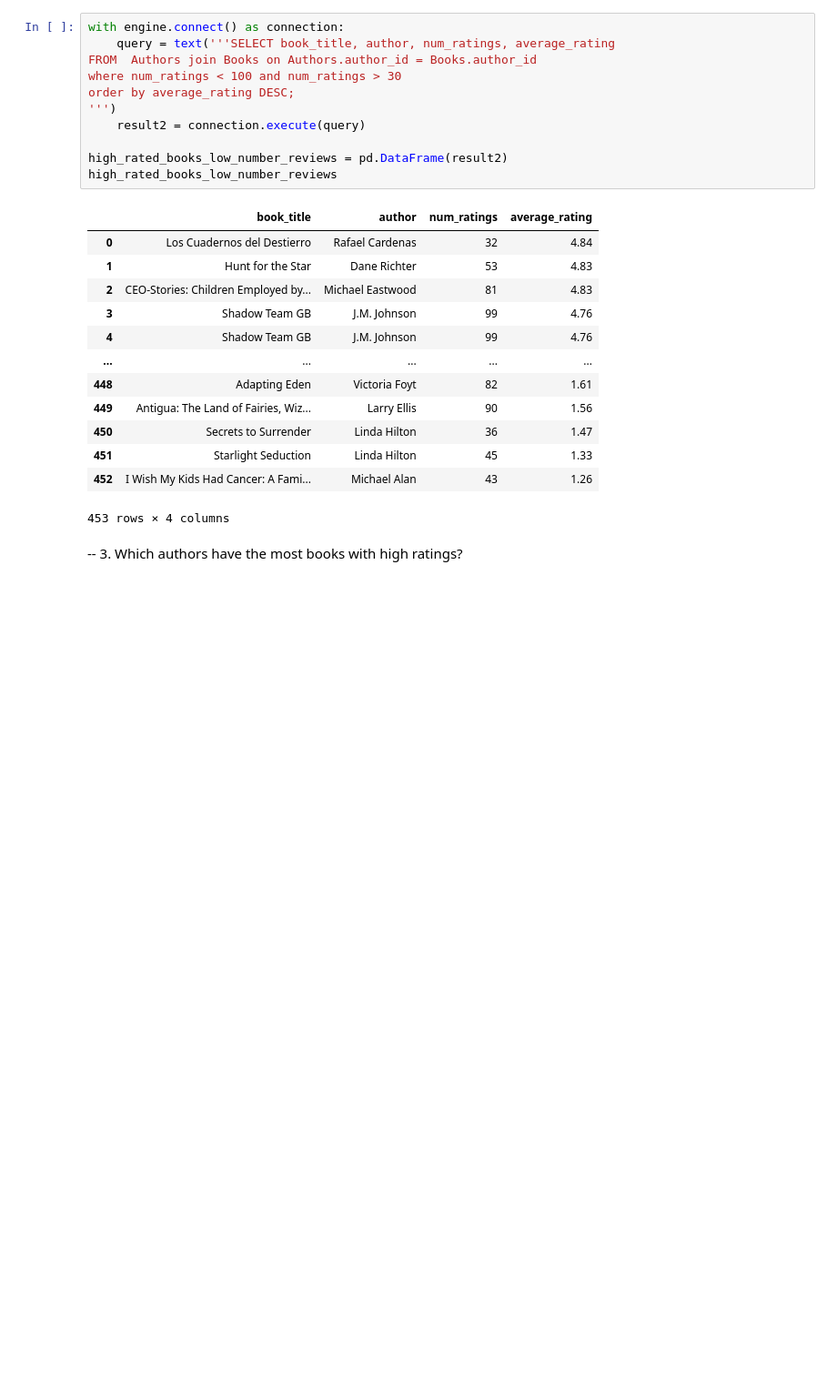
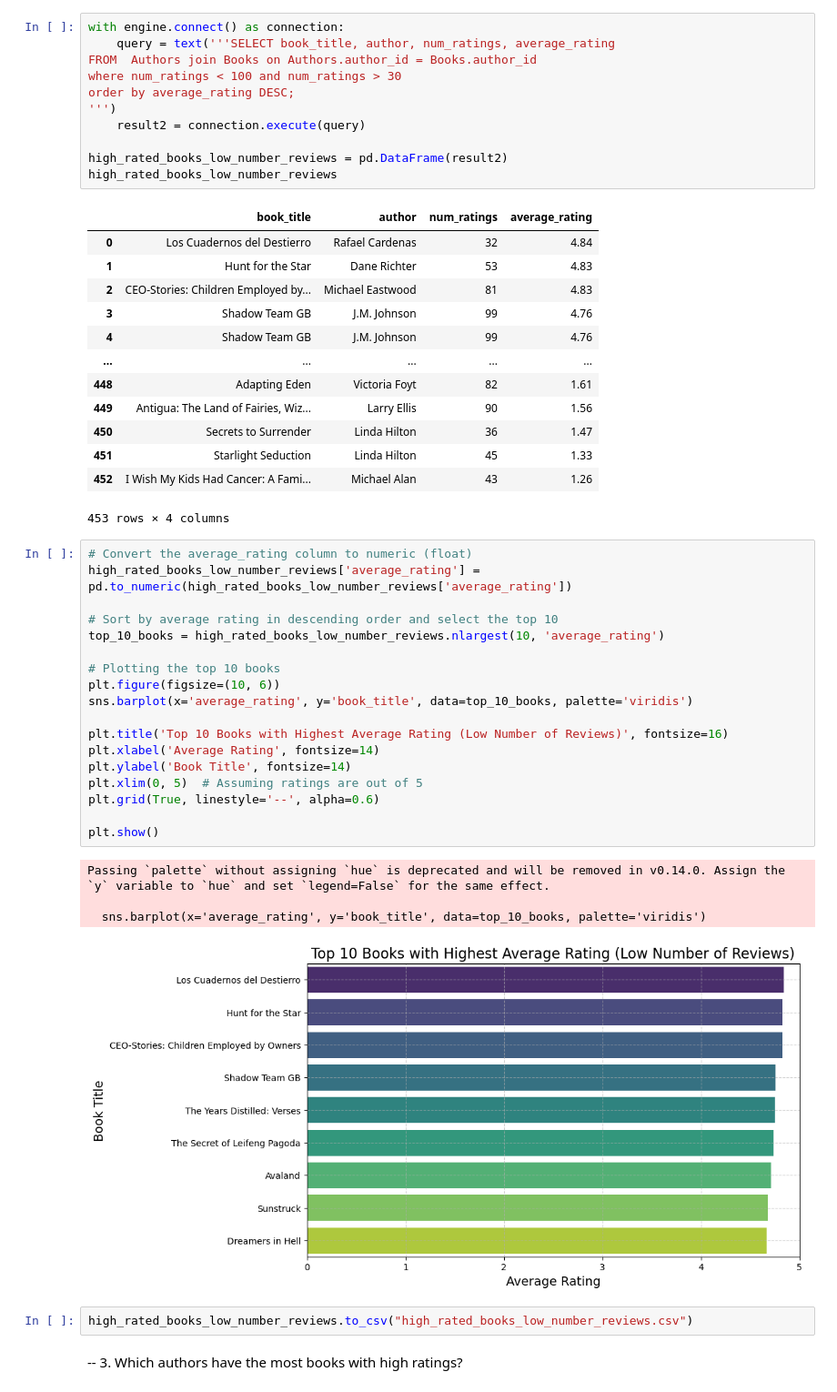
Before and after one commit to Josepdmo/Final-Project, a Jupyter notebook: SQL/SQL queries in Python.ipynb, the cells around one changed output. Shown at 91% size. Cells and saved outputs as stored; diff of their text form; blank space fills up the shorter version.

```diff
--- a/SQL/SQL queries in Python.ipynb
+++ b/SQL/SQL queries in Python.ipynb
@@ -65,6 +69,31 @@ high_rated_books_low_number_reviews
 | 451 | Starlight Seduction | Linda Hilton | 45 | 1.33 |
 | 452 | I Wish My Kids Had Cancer: A Fami... | Michael Alan | 43 | 1.26 |
 453 rows × 4 columns
+# %%
+# Convert the average_rating column to numeric (float)
+high_rated_books_low_number_reviews['average_rating'] = pd.to_numeric(high_rated_books_low_number_reviews['average_rating'])
+
+# Sort by average rating in descending order and select the top 10
+top_10_books = high_rated_books_low_number_reviews.nlargest(10, 'average_rating')
+
+# Plotting the top 10 books
+plt.figure(figsize=(10, 6))
+sns.barplot(x='average_rating', y='book_title', data=top_10_books, palette='viridis')
+
+plt.title('Top 10 Books with Highest Average Rating (Low Number of Reviews)', fontsize=16)
+plt.xlabel('Average Rating', fontsize=14)
+plt.ylabel('Book Title', fontsize=14)
+plt.xlim(0, 5)  # Assuming ratings are out of 5
+plt.grid(True, linestyle='--', alpha=0.6)
+
+plt.show()
+# %% [output]
+Passing `palette` without assigning `hue` is deprecated and will be removed in v0.14.0. Assign the `y` variable to `hue` and set `legend=False` for the same effect.
+
+  sns.barplot(x='average_rating', y='book_title', data=top_10_books, palette='viridis')
+[figure, added]
+# %%
+high_rated_books_low_number_reviews.to_csv("high_rated_books_low_number_reviews.csv")
 # %% [markdown]
 -- 3. Which authors have the most books with high ratings?
 # %%
```
Also changed, not shown: parts of 12 cells of this notebook, 2 other files.
